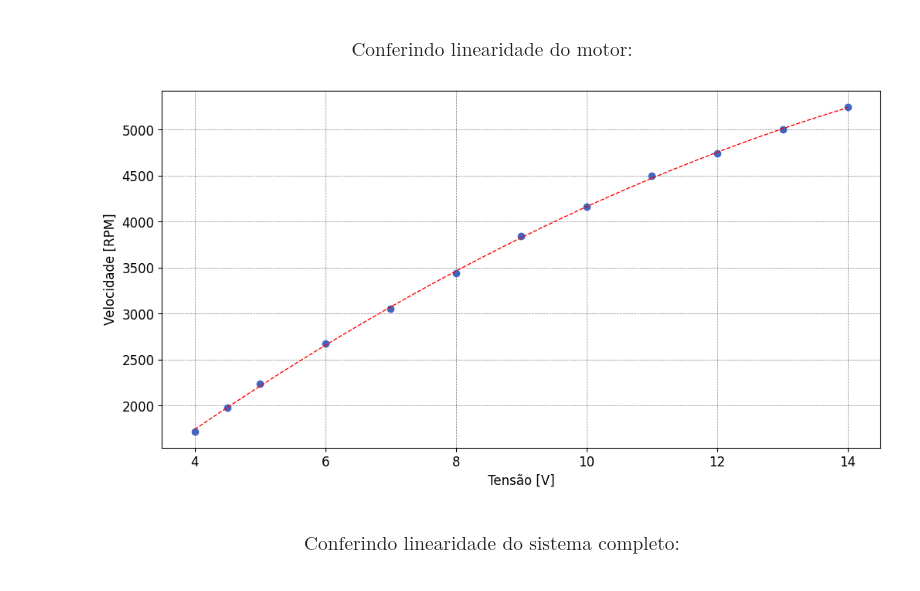
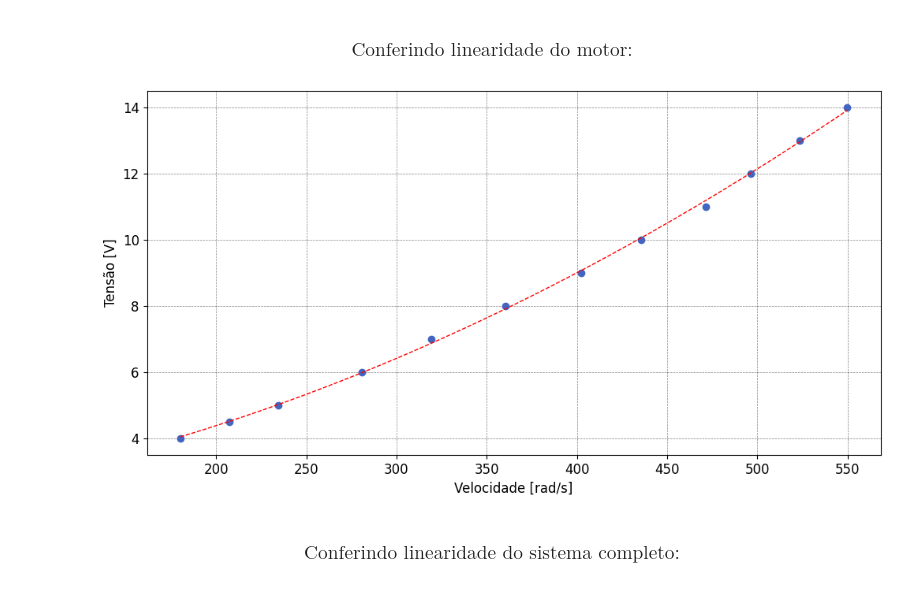
Before and after one commit to ErickNMA/LCD, a Jupyter notebook: ensaios_planta/fan-plate_analisys.ipynb, the cells around one changed output. Saved outputs shown, nothing was run; the diff lists cells and outputs as text; code cells hidden in the pictures.

```diff
--- a/ensaios_planta/fan-plate_analisys.ipynb
+++ b/ensaios_planta/fan-plate_analisys.ipynb
@@ -43,16 +43,17 @@ syspts = [syspts[:, 0], syspts[:, 1]]
 # %%
 #Ajuste dos dados:
 vmot = motpts[0][2:]
-nmot = motpts[2][2:]
-vreg = np.linspace(vmot[0], vmot[-1], 100)
-nreg = np.polyval(np.polyfit(vmot, nmot, 2), vreg)
+nmot = (motpts[2][2:]*2*np.pi/60)
+nreg = np.linspace(nmot[0], nmot[-1], 100)
+pol = np.polyfit(nmot, vmot, 2)
+vreg = np.polyval(pol, nreg)
 
 #Plot:
 plt.figure()
-plt.plot(vreg, nreg, linestyle='dashed', color='r')
-plt.scatter(vmot, nmot)
-plt.ylabel('Velocidade [RPM]')
-plt.xlabel('Tensão [V]')
+plt.plot(nreg, vreg, linestyle='dashed', color='r')
+plt.scatter(nmot, vmot)
+plt.ylabel('Tensão [V]')
+plt.xlabel('Velocidade [rad/s]')
 plt.show()
 # %% [output]
-[figure, old version]
+[figure, new version]
```
Also changed, not shown: parts of 3 cells of this notebook.
